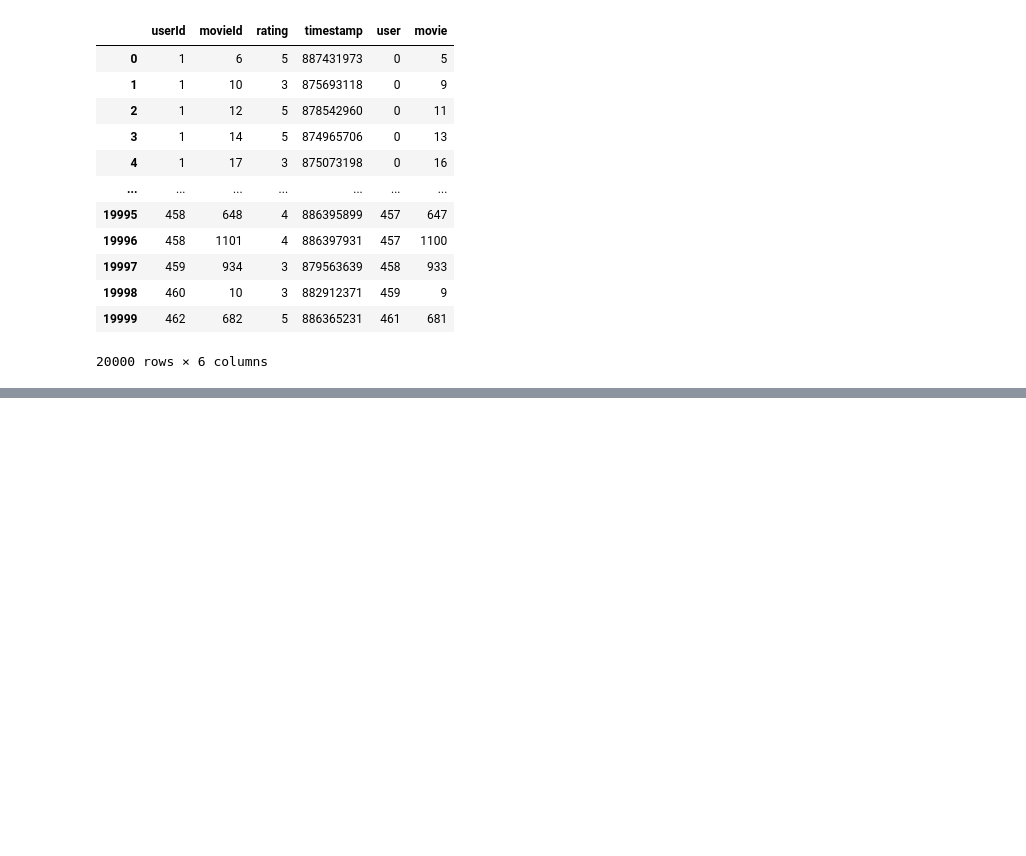
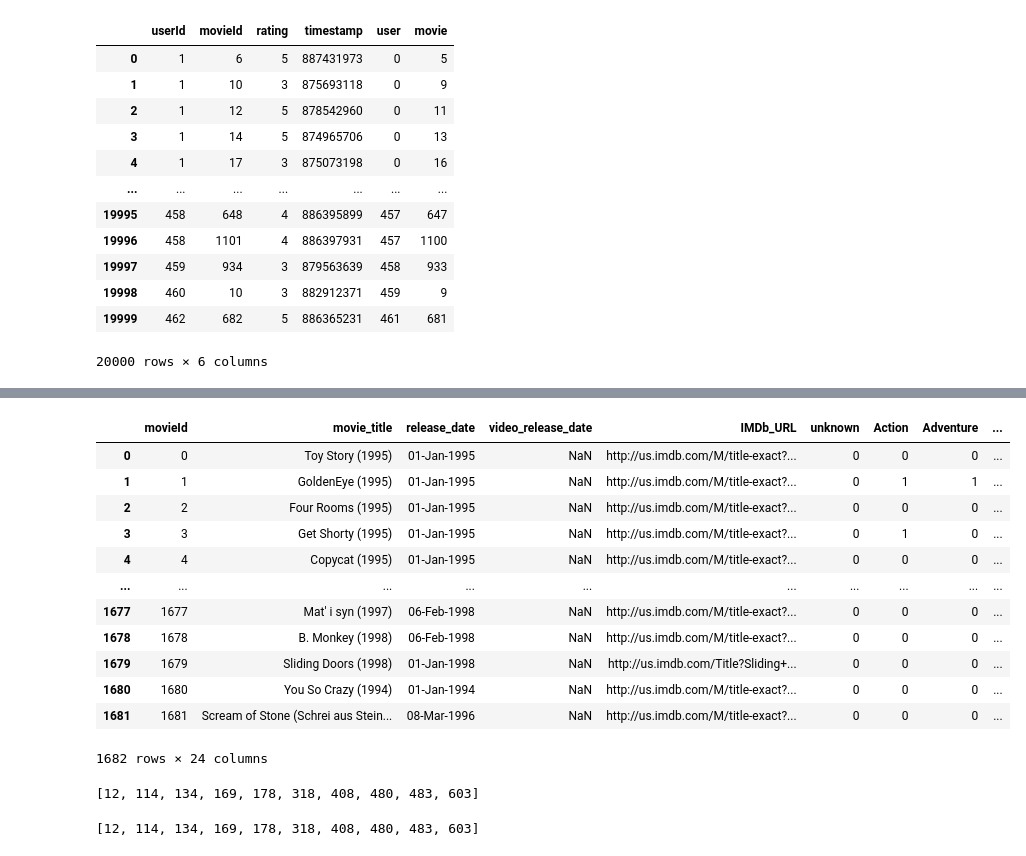
Before and after one commit to EeYeoKeat/Recommendation-System-Algorithms-in-Python, a Jupyter notebook: Collaborative Model With Keras/Movie_RecSys_CF_Matrix_Factorization.ipynb, the cells around one changed output, grey strips where cells are left out. Drawn from its saved outputs; the diff is of its cells as text; code cells hidden in the pictures; blank space fills up the shorter version.

```diff
--- a/Collaborative Model With Keras/Movie_RecSys_CF_Matrix_Factorization.ipynb
+++ b/Collaborative Model With Keras/Movie_RecSys_CF_Matrix_Factorization.ipynb
@@ -330,0 +302,32 @@ Epoch 500/500
+# %%
+item_column_name = "movieId,movie_title,release_date,video_release_date,IMDb_URL,unknown,Action,Adventure,Animation,Children,Comedy,Crime,Documentary,Drama,Fantasy,Film-Noir,Horror,Musical,Mystery,Romance,Sci-Fi,Thriller,War,Western"
+item = pd.read_csv("ml-100k/u.item",sep='|',names=item_column_name.split(","),encoding='latin-1')
+item['movieId'] = item['movieId'].map(movie2movie_encoded)
+col_to_removed = ['movie_title', 'release_date', 'video_release_date', 'IMDb_URL']
+clear_item = item.drop(col_to_removed, axis=1).set_index('movieId')
+
+# the number of the kinds of topics in the whole recommendation system.
+N = len(clear_item.columns)
+
+# sum up the genre for each movieId
+genre_num = clear_item.sum(axis = 1)
+
+# group table by index and creates a dict with lists of clear_item as values
+df_dict = dict(list(clear_item.groupby(clear_item.index)))
+
+# Gather all the genres that related to all movies respectively
+movieid = []
+genre_list = []
+
+for u, v in df_dict.items():
+    check = v.columns[(v == 1).any()]
+    if len(check) > 0:
+      movieid.append(u)
+      genre_list.append(check.to_list())
+
+d = {'movieId' : movieid, 'Genres' : genre_list}
+
+# compile in DataFrame
+genre_list_by_movieid = pd.DataFrame(d)
+genre_list_by_movieid.set_index('movieId', inplace=True)
+genre_list_by_movieid
@@ -330,0 +349,16 @@ Epoch 500/500
+# %%
+item
+# %% [output]
+|  | movieId | movie_title | release_date | video_release_date | IMDb_URL | unknown | Action | Adventure | ... |
+| 0 | 0 | Toy Story (1995) | 01-Jan-1995 | NaN | http://us.imdb.com/M/title-exact?... | 0 | 0 | 0 | ... |
+| 1 | 1 | GoldenEye (1995) | 01-Jan-1995 | NaN | http://us.imdb.com/M/title-exact?... | 0 | 1 | 1 | ... |
+| 2 | 2 | Four Rooms (1995) | 01-Jan-1995 | NaN | http://us.imdb.com/M/title-exact?... | 0 | 0 | 0 | ... |
+| 3 | 3 | Get Shorty (1995) | 01-Jan-1995 | NaN | http://us.imdb.com/M/title-exact?... | 0 | 1 | 0 | ... |
+| 4 | 4 | Copycat (1995) | 01-Jan-1995 | NaN | http://us.imdb.com/M/title-exact?... | 0 | 0 | 0 | ... |
+| ... | ... | ... | ... | ... | ... | ... | ... | ... | ... |
+| 1677 | 1677 | Mat' i syn (1997) | 06-Feb-1998 | NaN | http://us.imdb.com/M/title-exact?... | 0 | 0 | 0 | ... |
+| 1678 | 1678 | B. Monkey (1998) | 06-Feb-1998 | NaN | http://us.imdb.com/M/title-exact?... | 0 | 0 | 0 | ... |
+| 1679 | 1679 | Sliding Doors (1998) | 01-Jan-1998 | NaN | http://us.imdb.com/Title?Sliding+... | 0 | 0 | 0 | ... |
+| 1680 | 1680 | You So Crazy (1994) | 01-Jan-1994 | NaN | http://us.imdb.com/M/title-exact?... | 0 | 0 | 0 | ... |
+| 1681 | 1681 | Scream of Stone (Schrei aus Stein... | 08-Mar-1996 | NaN | http://us.imdb.com/M/title-exact?... | 0 | 0 | 0 | ... |
+1682 rows × 24 columns
@@ -330,0 +387,9 @@ Epoch 500/500
+# %%
+cc  = get_recommendation(user_id)
+cc
+# %% [output]
+[12, 114, 134, 169, 178, 318, 408, 480, 483, 603]
+# %%
+cc.movieId.tolist()
+# %% [output]
+[12, 114, 134, 169, 178, 318, 408, 480, 483, 603]
```
Also changed, not shown: parts of 14 cells of this notebook.
